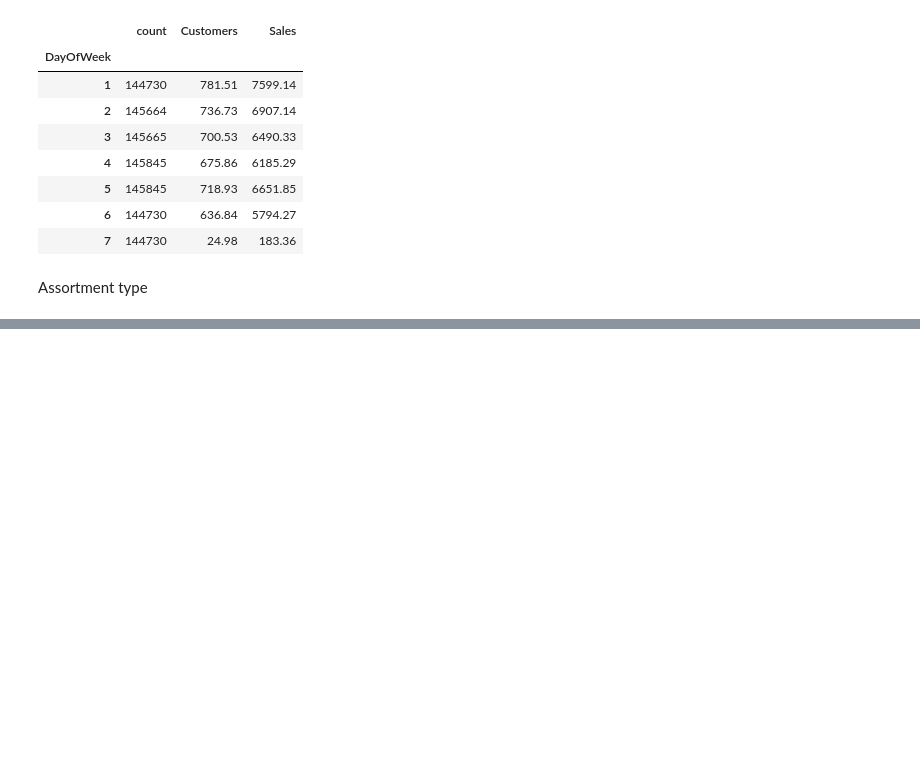
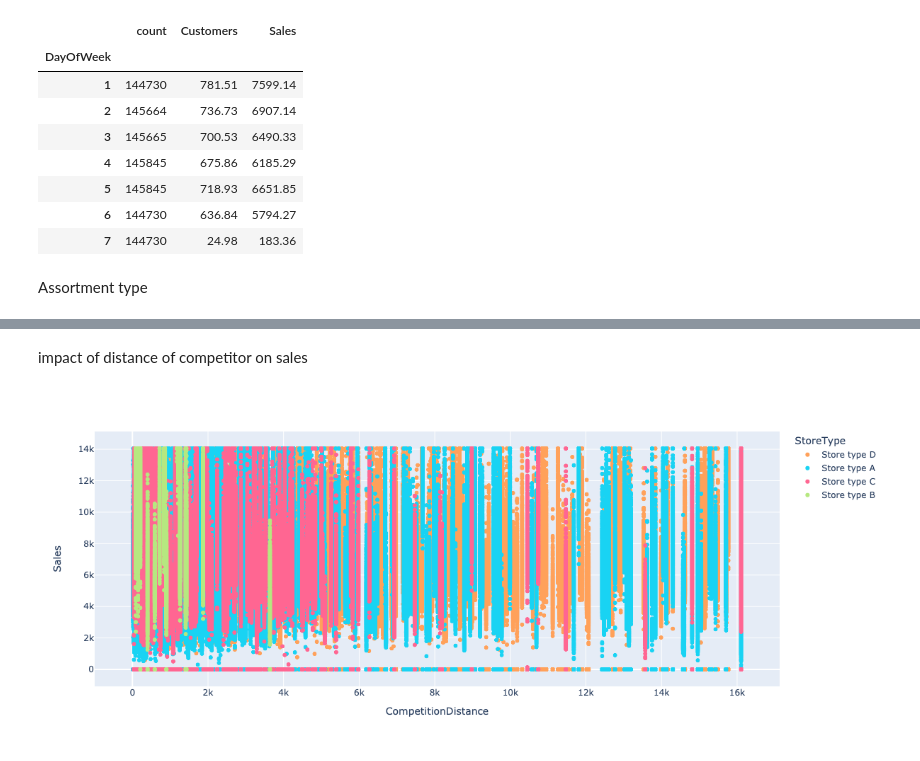
Before and after one commit to eandualem/PharmaceuticalSalesPrediction, a Jupyter notebook: notebooks/2.0 exploration.ipynb, the cells around one changed output, grey strips where cells are left out. Drawn from its saved outputs; the diff is of its cells as text; code cells hidden in the pictures; blank space fills up the shorter version.

```diff
--- a/notebooks/2.0 exploration.ipynb
+++ b/notebooks/2.0 exploration.ipynb
@@ -384,0 +393,8 @@ Assortment type
+# %% [markdown]
+impact of distance of competitor on sales
+# %%
+fig = px.scatter(df, x="CompetitionDistance", y="Sales", color="StoreType",
+                 color_discrete_sequence=colors)
+Image(pio.to_image(fig, format='png', width=1200))
+# %% [output]
+[figure, added]
```
Also changed, not shown: parts of 6 cells of this notebook.
